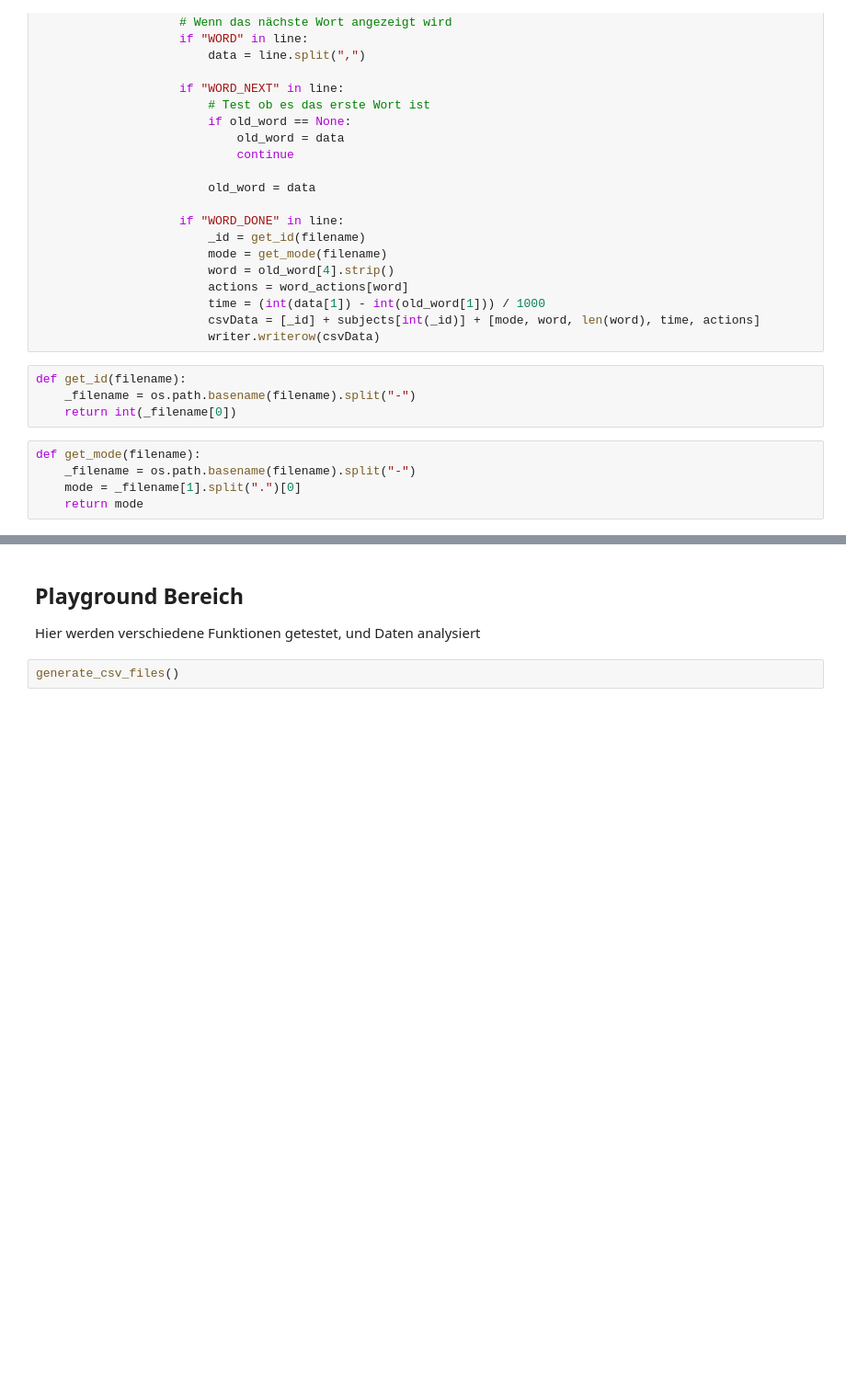
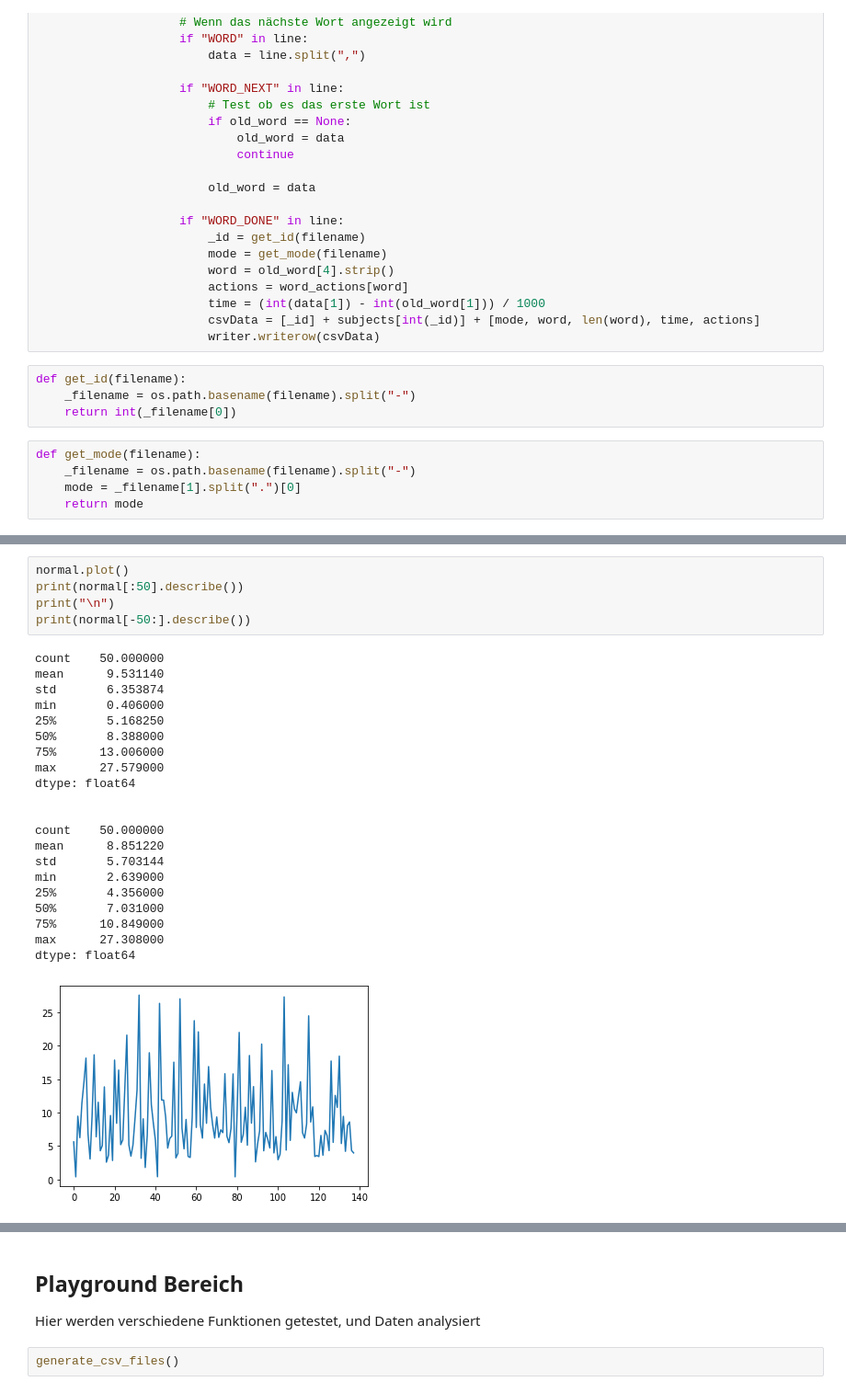
Before and after one commit to nickcrisci/Bachelorarbeit, a Jupyter notebook: Analyse.ipynb, the cells around one changed output, grey strips where cells are left out. Shown at 92% size. Cells and saved outputs as stored; diff of their text form; blank space fills up the shorter version.

```diff
--- a/Analyse.ipynb
+++ b/Analyse.ipynb
@@ -161,3 +177,30 @@ def get_mode(filename):
+# %%
+normal.plot()
+print(normal[:50].describe())
+print("\n")
+print(normal[-50:].describe())
+# %% [output]
+count    50.000000
+mean      9.531140
+std       6.353874
+min       0.406000
+25%       5.168250
+50%       8.388000
+75%      13.006000
+max      27.579000
+dtype: float64
+
+
+count    50.000000
+mean      8.851220
+std       5.703144
+min       2.639000
+25%       4.356000
+50%       7.031000
+75%      10.849000
+max      27.308000
+dtype: float64
+[figure, added]
 # %%
 def calc_typing_speed(filename):
     with open(filename, "r") as file:
```
Also changed, not shown: parts of 5 cells of this notebook.
